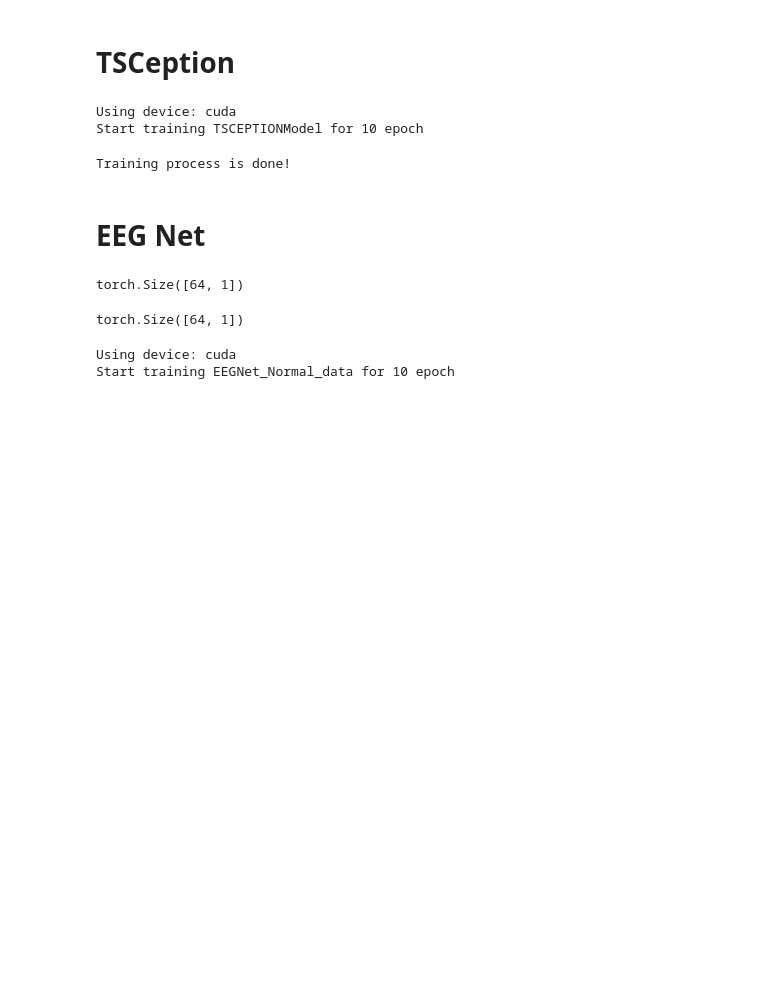
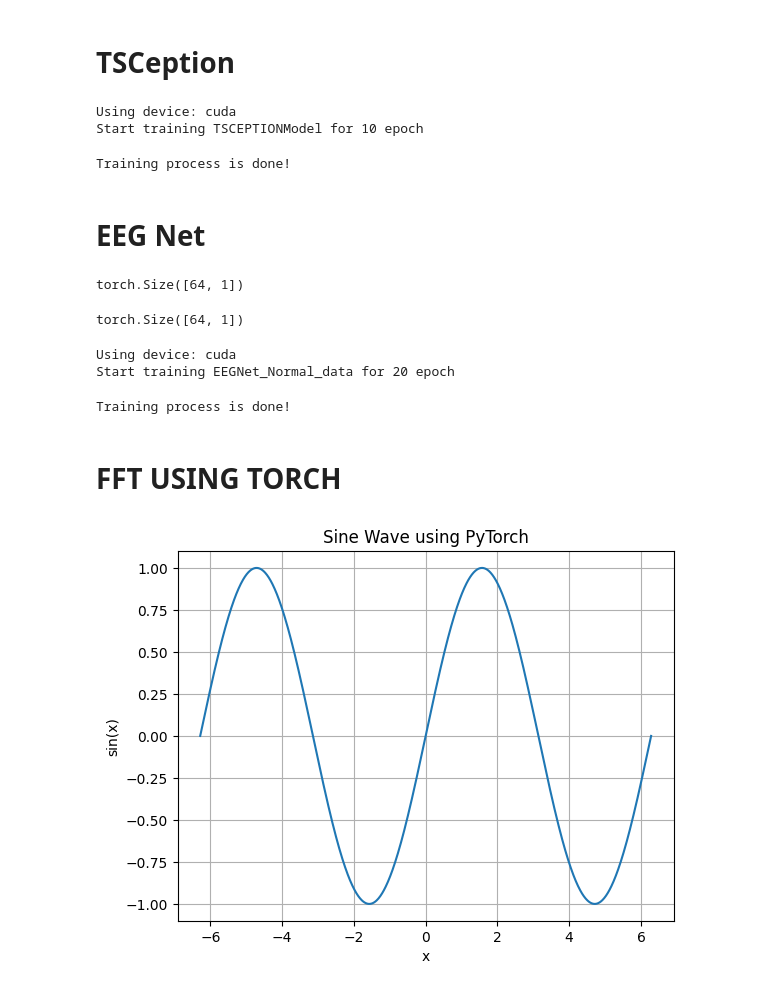
Before and after one commit to SirAfshin/EEG_PlayGround, a Jupyter notebook: notebooks/test_model.ipynb, the cells around one changed output. Drawn from its saved outputs; the diff is of its cells as text; code cells hidden in the pictures; blank space fills up the shorter version.

```diff
--- a/notebooks/test_model.ipynb
+++ b/notebooks/test_model.ipynb
@@ -474,14 +474,14 @@ model = EEGNet_Normal_data()
 
 loss_fn = nn.BCEWithLogitsLoss()
 # loss_fn = nn.MSELoss()
-optimizer = optim.Adam(model.parameters(), lr=0.01) # lr = 0.0001 0.001
+optimizer = optim.Adam(model.parameters(), lr=0.008) # lr = 0.01    0.001 0.0001
 
 device = torch.device("cuda" if torch.cuda.is_available() else "cpu")
 print(f"Using device: {device}")
 
 model = model.to(device)
 
-num_epochs = 10 # 300
+num_epochs = 20 # 300
 model_name = model.__class__.__name__
 print(f"Start training {model_name} for {num_epochs} epoch")
 
@@ -503,4 +503,26 @@ for epoch in range(num_epochs):
 print("Training process is done!")
 # %% [output]
 Using device: cuda
-Start training EEGNet_Normal_data for 10 epoch
+Start training EEGNet_Normal_data for 20 epoch
+Training process is done!
+# %% [markdown]
+# FFT USING TORCH
+# %%
+import torch
+import matplotlib.pyplot as plt
+
+# Generate values from -2pi to 2pi
+x = torch.linspace(-2 * torch.pi, 2 * torch.pi, 1000)
+
+# Compute the sine of each value
+y = torch.sin(x)
+
+# Plot the sine wave
+plt.plot(x.numpy(), y.numpy())  # Convert torch tensors to numpy for plotting
+plt.title("Sine Wave using PyTorch")
+plt.xlabel("x")
+plt.ylabel("sin(x)")
+plt.grid(True)
+plt.show()
+# %% [output]
+[figure, added]
```
Also changed, not shown: parts of 3 cells of this notebook, 3 other files.
